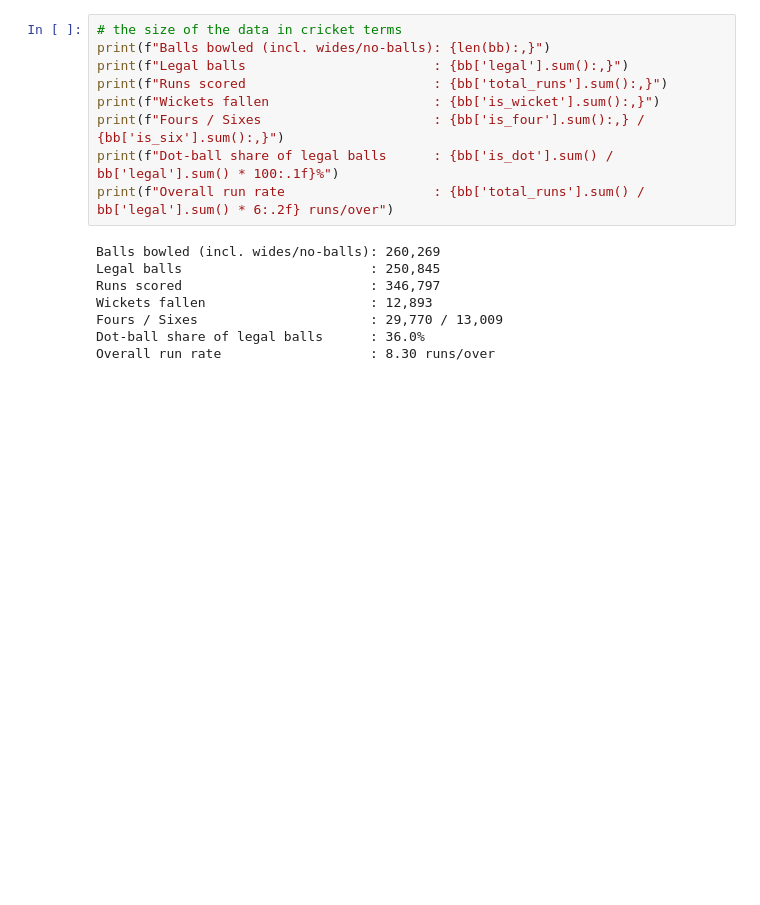
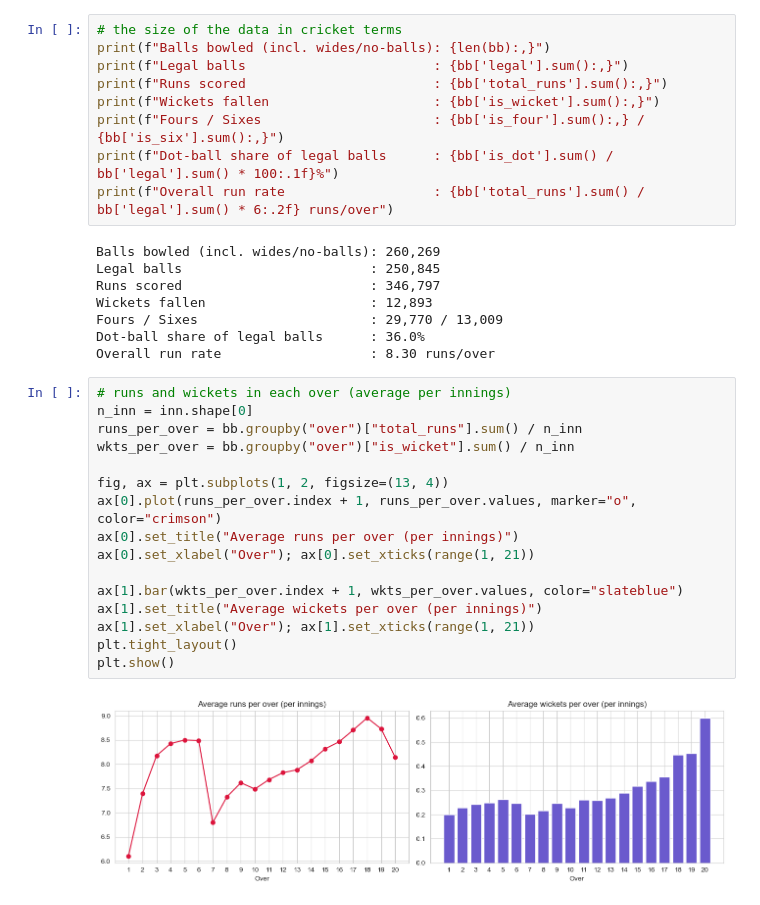
Before and after one commit to prince63aj/mini_project, a Jupyter notebook: ipl_match_prediction_rule_based.ipynb, the cells around one changed output. Saved outputs shown, nothing was run; the diff lists cells and outputs as text; blank space fills up the shorter version.

Commit message:
runs and wickets in each over (average per innings)

```diff
--- a/ipl_match_prediction_rule_based.ipynb
+++ b/ipl_match_prediction_rule_based.ipynb
@@ -299,3 +299,21 @@ Wickets fallen                     : 12,893
 Fours / Sixes                      : 29,770 / 13,009
 Dot-ball share of legal balls      : 36.0%
 Overall run rate                   : 8.30 runs/over
+# %%
+# runs and wickets in each over (average per innings)
+n_inn = inn.shape[0]
+runs_per_over = bb.groupby("over")["total_runs"].sum() / n_inn
+wkts_per_over = bb.groupby("over")["is_wicket"].sum() / n_inn
+
+fig, ax = plt.subplots(1, 2, figsize=(13, 4))
+ax[0].plot(runs_per_over.index + 1, runs_per_over.values, marker="o", color="crimson")
+ax[0].set_title("Average runs per over (per innings)")
+ax[0].set_xlabel("Over"); ax[0].set_xticks(range(1, 21))
+
+ax[1].bar(wkts_per_over.index + 1, wkts_per_over.values, color="slateblue")
+ax[1].set_title("Average wickets per over (per innings)")
+ax[1].set_xlabel("Over"); ax[1].set_xticks(range(1, 21))
+plt.tight_layout()
+plt.show()
+# %% [output]
+[figure, added]
```
